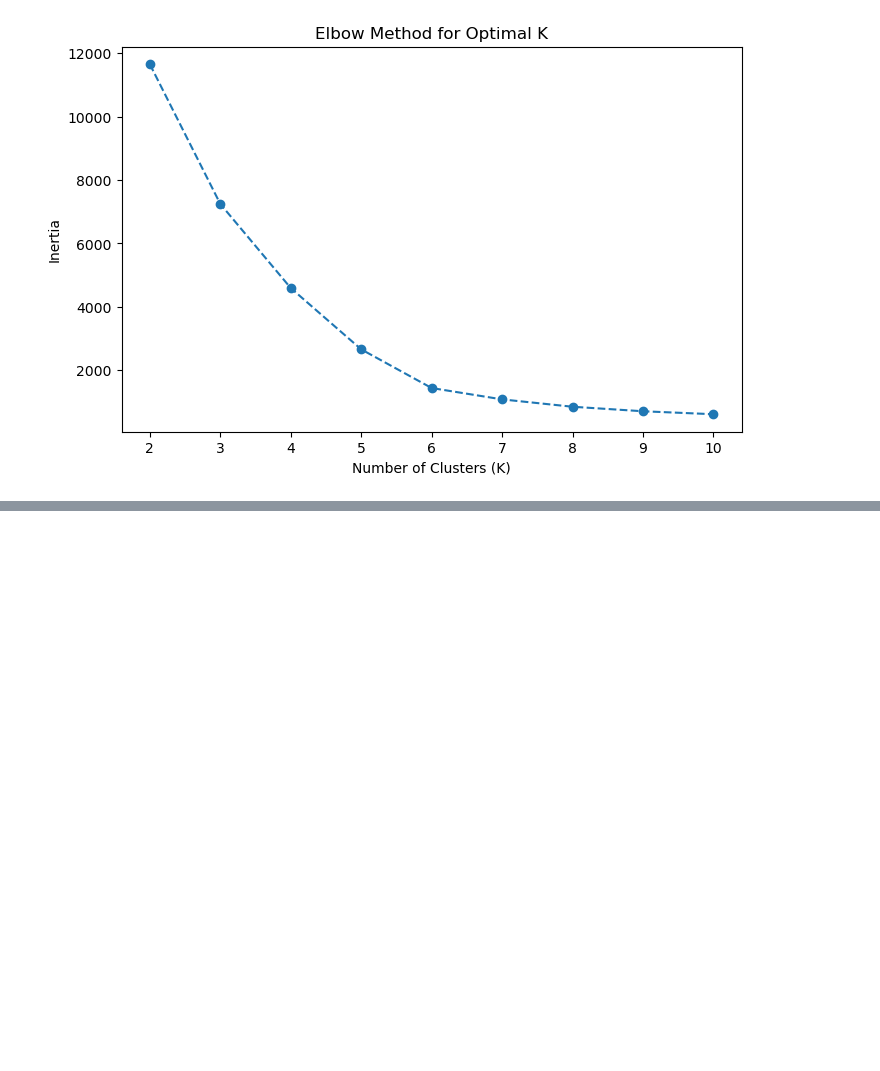
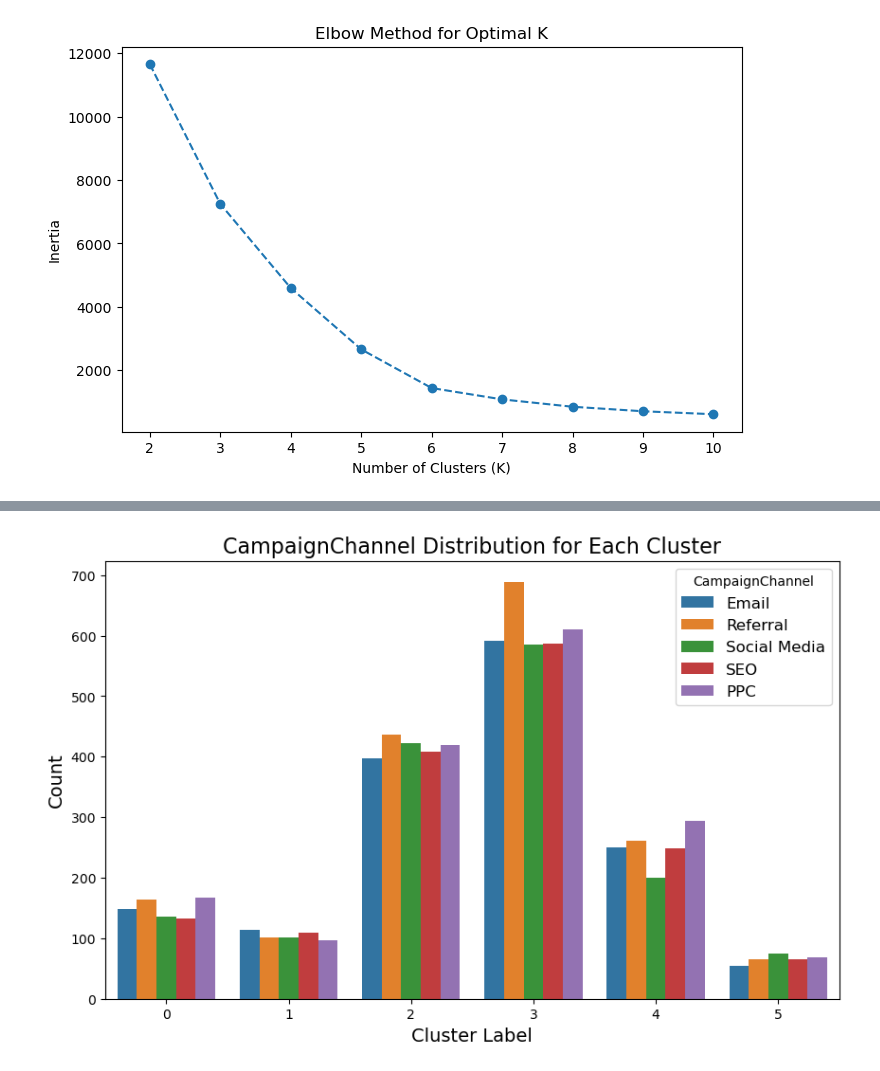
Before and after one commit to H6WU6R/DSA3101-Group-4, a Jupyter notebook: Notebooks/Segmentation_0322.ipynb, the cells around one changed output, grey strips where cells are left out. Cells and saved outputs as stored; diff of their text form; code cells hidden in the pictures; blank space fills up the shorter version.

```diff
--- a/Notebooks/Segmentation_0322.ipynb
+++ b/Notebooks/Segmentation_0322.ipynb
@@ -627,0 +619,15 @@ df_original.to_csv("segments_withid.csv", index=False)
+# %%
+
+plt.figure(figsize=(10, 6))
+sns.countplot(data=check_cat, x='Cluster_Label', hue='CampaignChannel')
+
+# Add labels and title
+plt.title('CampaignChannel Distribution for Each Cluster', fontsize=16)
+plt.xlabel('Cluster Label', fontsize=14)
+plt.ylabel('Count', fontsize=14)
+plt.legend(title='CampaignChannel', fontsize=12)
+
+# Display the plot
+plt.show()
+# %% [output]
+[figure, added]
```
Also changed, not shown: parts of 16 cells of this notebook, 4 other files.
